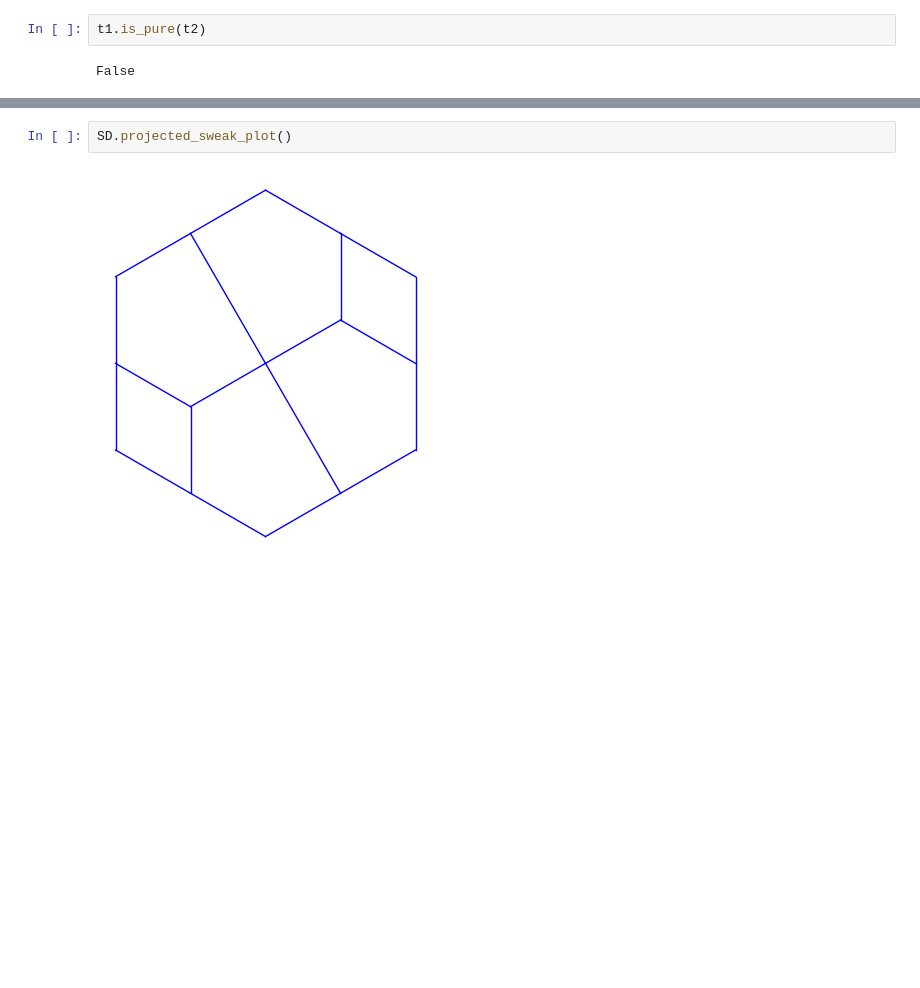
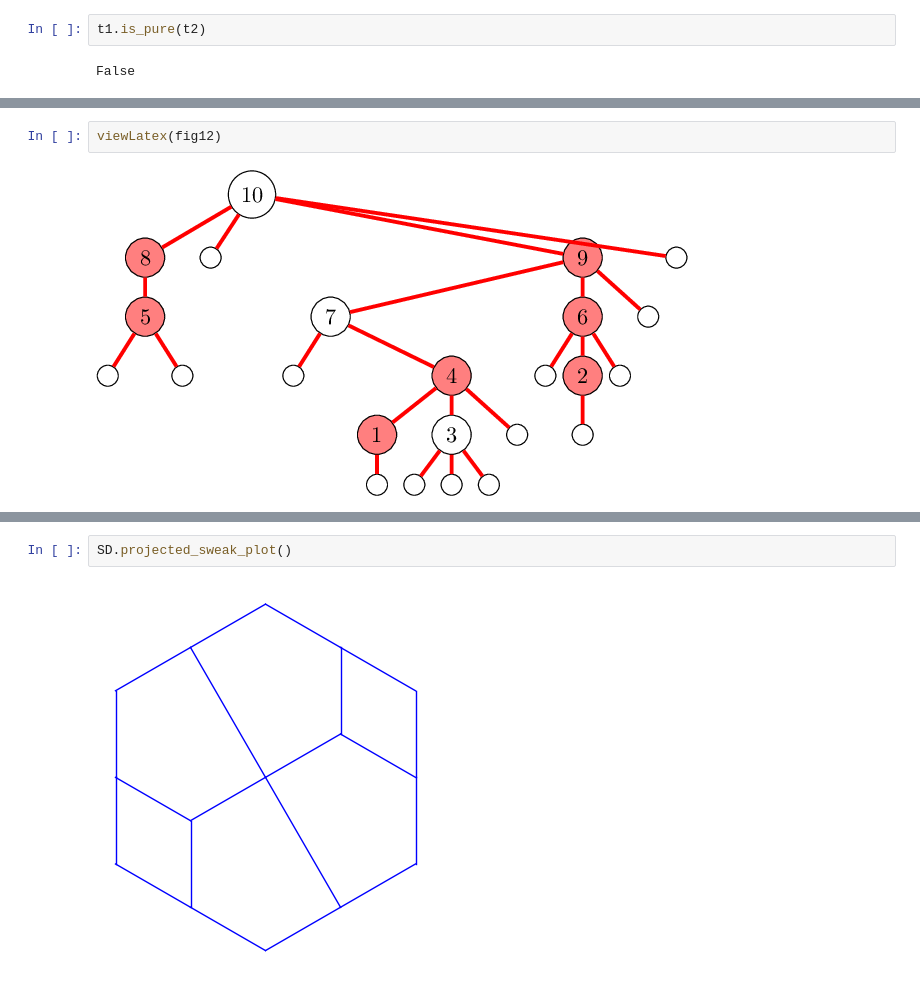
Before and after one commit to VivianePons/public-notebooks, a Jupyter notebook: sWeakOrder/Demo.ipynb, the cells around one changed output, grey strips where cells are left out. Drawn from its saved outputs; the diff is of its cells as text; blank space fills up the shorter version.

```diff
--- a/sWeakOrder/Demo.ipynb
+++ b/sWeakOrder/Demo.ipynb
@@ -459,0 +475,4 @@ False
+# %%
+viewLatex(fig12)
+# %% [output]
+[figure, added]
```
Also changed, not shown: parts of 9 cells of this notebook, 1 other file.
